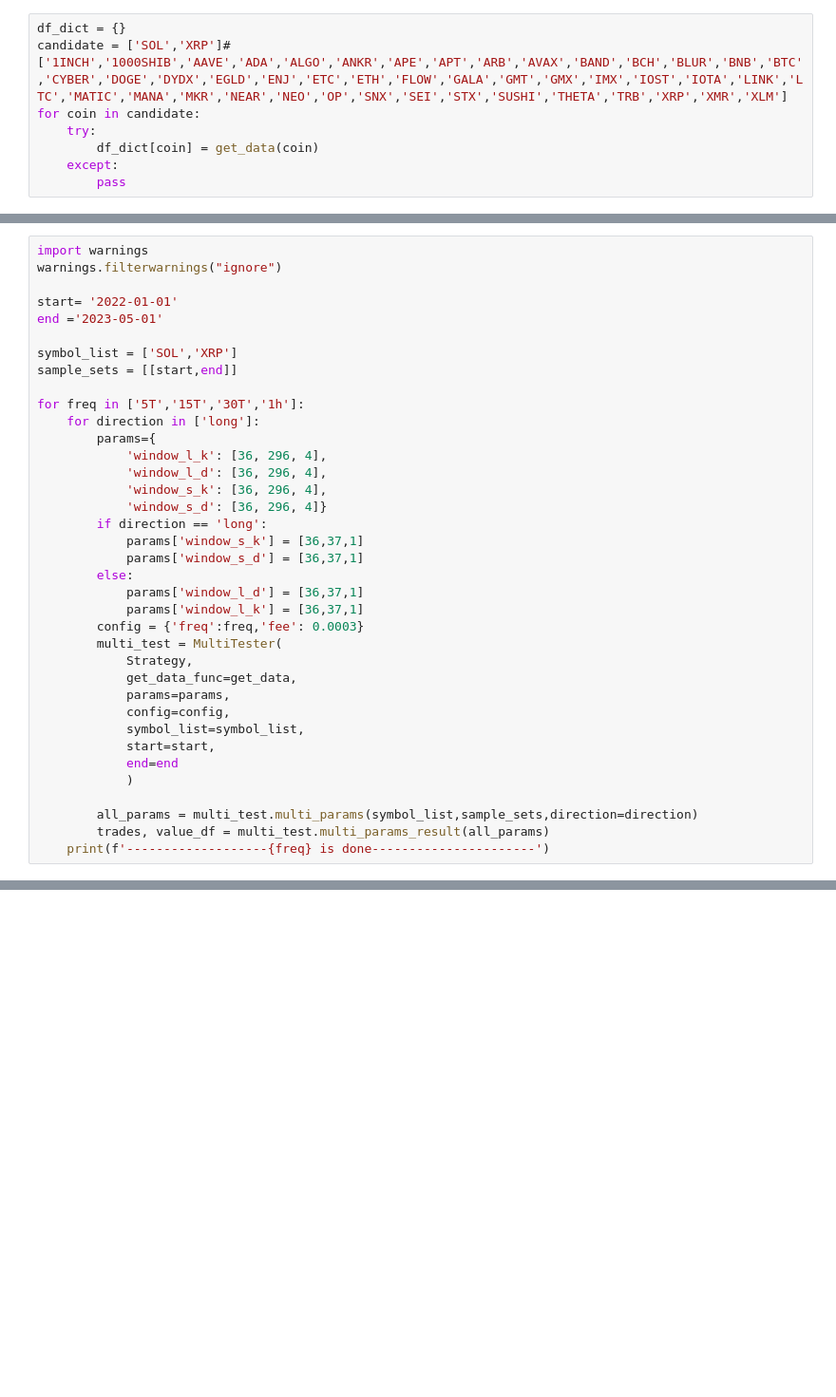
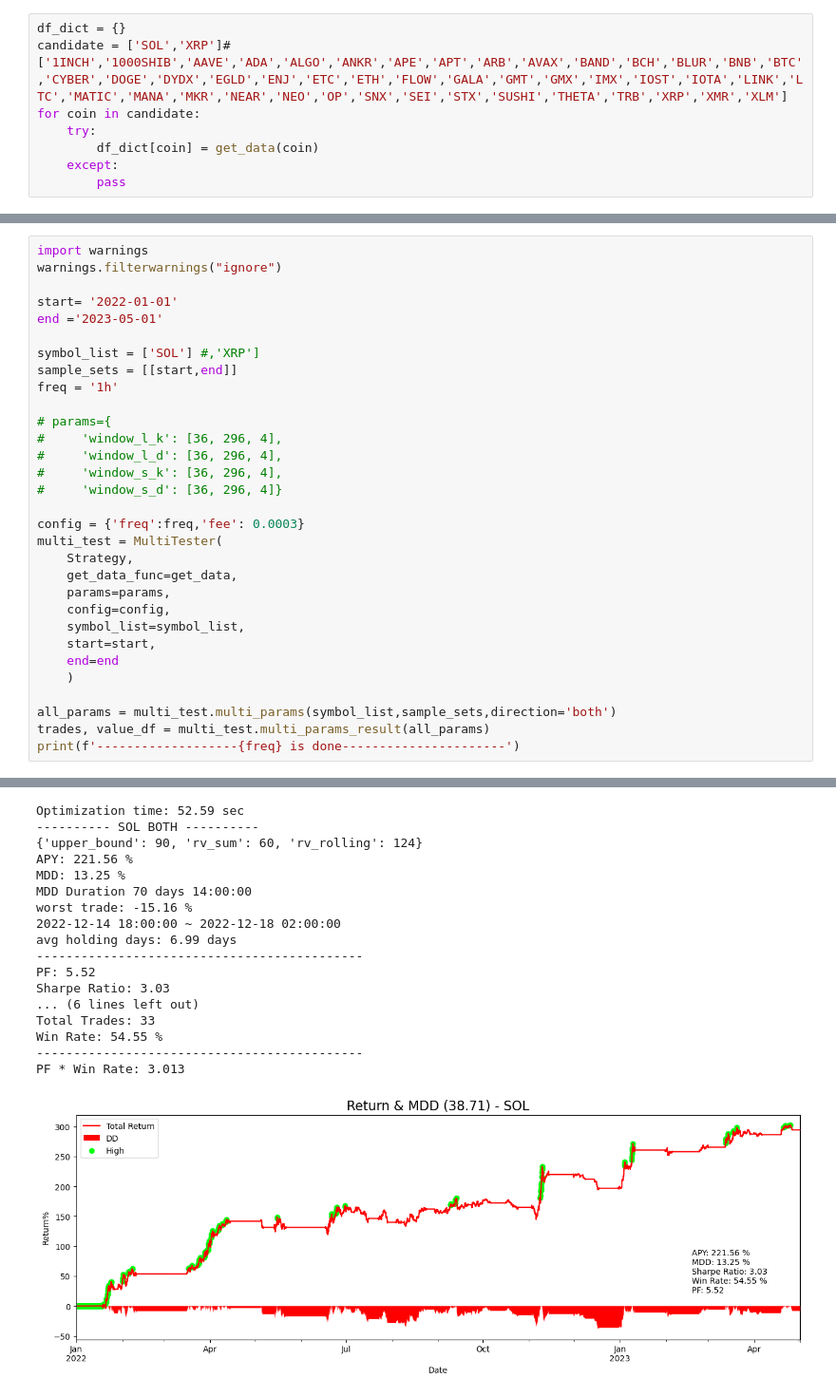
Before and after one commit to JohnsonHsiao/DC_capital_intern, a Jupyter notebook: strategy_research/CTA_TEST/Crypto/mom/bt_lab.ipynb, the cells around one changed output, grey strips where cells are left out. Shown at 95% size. Drawn from its saved outputs; the diff is of its cells as text; blank space fills up the shorter version.

```diff
--- a/strategy_research/CTA_TEST/Crypto/mom/bt_lab.ipynb
+++ b/strategy_research/CTA_TEST/Crypto/mom/bt_lab.ipynb
@@ -98,33 +98,28 @@ warnings.filterwarnings("ignore")
 start= '2022-01-01'
 end ='2023-05-01'
 
-symbol_list = ['SOL','XRP']
+symbol_list = ['SOL'] #,'XRP']
 sample_sets = [[start,end]]
+freq = '1h'
 
-for freq in ['5T','15T','30T','1h']:
-    for direction in ['long']:
-        params={
-            'window_l_k': [36, 296, 4],
-            'window_l_d': [36, 296, 4],
-            'window_s_k': [36, 296, 4],
-            'window_s_d': [36, 296, 4]}
-        if direction == 'long':
-            params['window_s_k'] = [36,37,1]
-            params['window_s_d'] = [36,37,1]
-        else:
-            params['window_l_d'] = [36,37,1]
-            params['window_l_k'] = [36,37,1]
-        config = {'freq':freq,'fee': 0.0003}
-        multi_test = MultiTester(
-            Strategy,
-            get_data_func=get_data,
-            params=params,
-            config=config,
-            symbol_list=symbol_list,
-            start=start,
-            end=end
-            )
+# params={
+#     'window_l_k': [36, 296, 4],
+#     'window_l_d': [36, 296, 4],
+#     'window_s_k': [36, 296, 4],
+#     'window_s_d': [36, 296, 4]}
 
-        all_params = multi_test.multi_params(symbol_list,sample_sets,direction=direction)
-        trades, value_df = multi_test.multi_params_result(all_params)
-    print(f'-------------------{freq} is done----------------------')
+config = {'freq':freq,'fee': 0.0003}
+multi_test = MultiTester(
+    Strategy,
+    get_data_func=get_data,
+    params=params,
+    config=config,
+    symbol_list=symbol_list,
+    start=start,
+    end=end
+    )
+
+all_params = multi_test.multi_params(symbol_list,sample_sets,direction='both')
+trades, value_df = multi_test.multi_params_result(all_params)
+print(f'-------------------{freq} is done----------------------')
+# %% [output]
@@ -130,0 +136,18 @@ for freq in ['5T','15T','30T','1h']:
+Optimization time: 52.59 sec
+---------- SOL BOTH ----------
+{'upper_bound': 90, 'rv_sum': 60, 'rv_rolling': 124}
+APY: 221.56 %
+MDD: 13.25 %
+MDD Duration 70 days 14:00:00
+worst trade: -15.16 %
+2022-12-14 18:00:00 ~ 2022-12-18 02:00:00
+avg holding days: 6.99 days
+--------------------------------------------
+PF: 5.52
+Sharpe Ratio: 3.03
+... (6 lines left out)
+Total Trades: 33
+Win Rate: 54.55 %
+--------------------------------------------
+PF * Win Rate: 3.013
+[figure, added]
```
Also changed, not shown: parts of 3 cells of this notebook, 15 other files.
